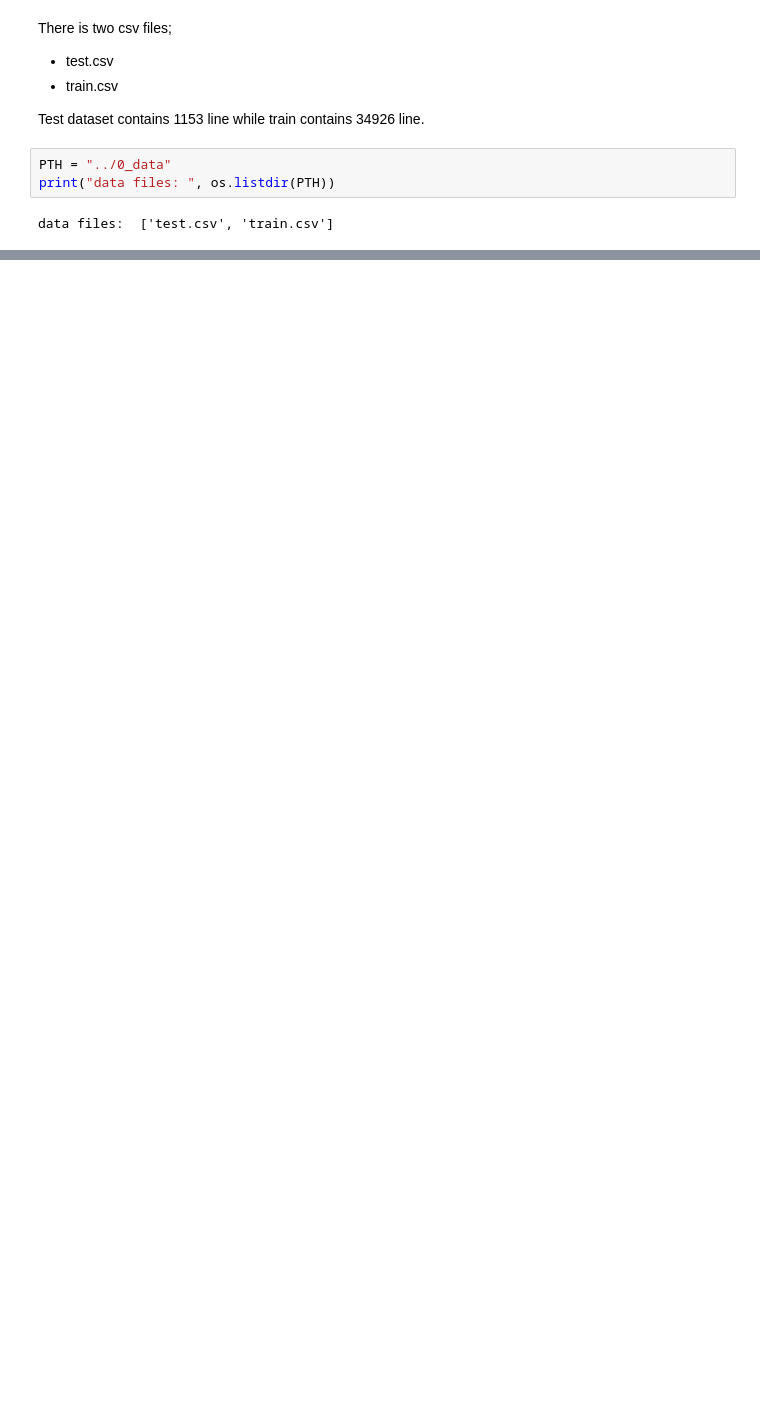
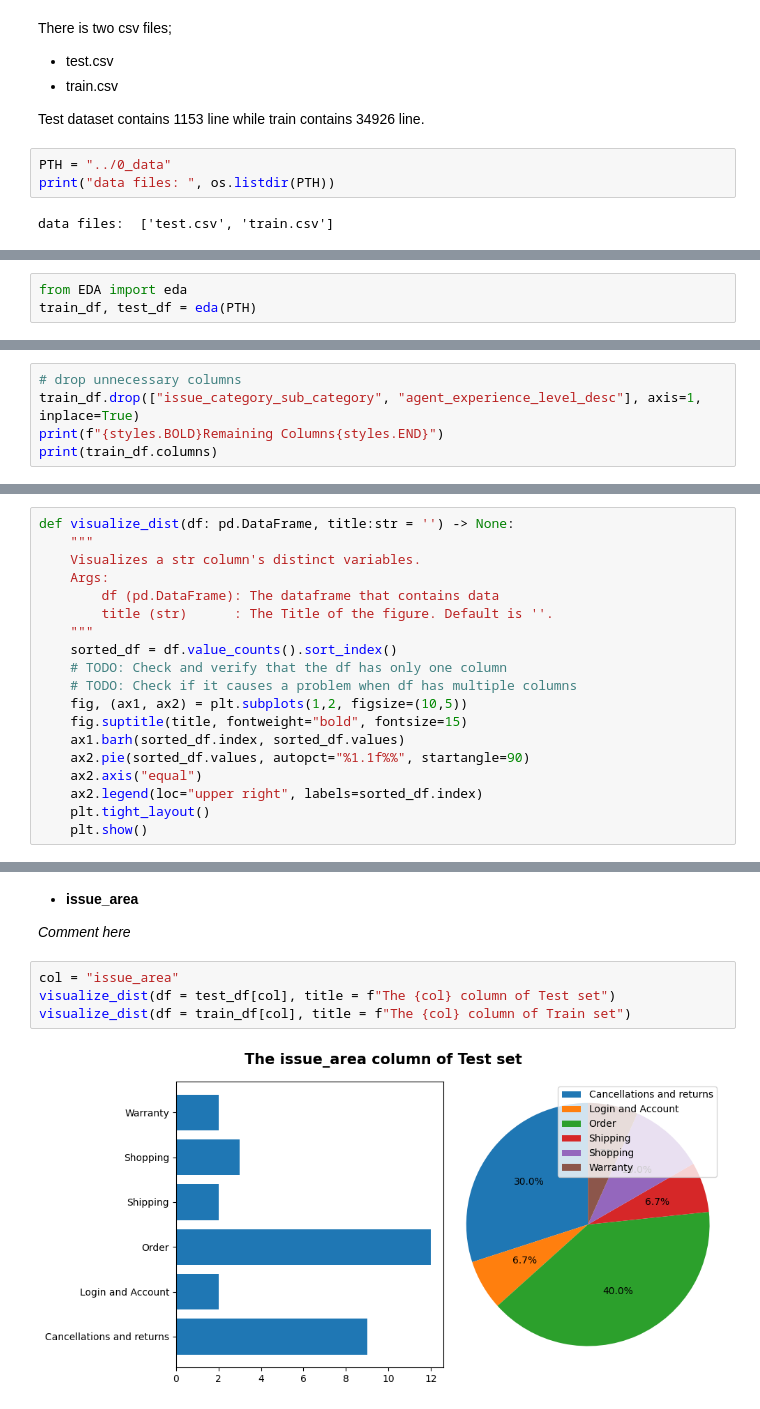
Before and after one commit to didemir/attention_sentiment_classification, a Jupyter notebook: 1_codes/0_EDA.ipynb, the cells around one changed output, grey strips where cells are left out. Drawn from its saved outputs; the diff is of its cells as text; blank space fills up the shorter version.

```diff
--- a/1_codes/0_EDA.ipynb
+++ b/1_codes/0_EDA.ipynb
@@ -118,0 +21,3 @@ dir(train_df)
+# %%
+from EDA import eda
+train_df, test_df = eda(PTH)
@@ -118,0 +82,5 @@ dir(train_df)
+# %%
+# drop unnecessary columns
+train_df.drop(["issue_category_sub_category", "agent_experience_level_desc"], axis=1, inplace=True)
+print(f"{styles.BOLD}Remaining Columns{styles.END}")
+print(train_df.columns)
@@ -119 +113,20 @@ dir(train_df)
+# %%
+def visualize_dist(df: pd.DataFrame, title:str = '') -> None:
+    """
+    Visualizes a str column's distinct variables.
+    Args:
+        df (pd.DataFrame): The dataframe that contains data
+        title (str)      : The Title of the figure. Default is ''.
+    """
+    sorted_df = df.value_counts().sort_index()
+    # TODO: Check and verify that the df has only one column
+    # TODO: Check if it causes a problem when df has multiple columns
+    fig, (ax1, ax2) = plt.subplots(1,2, figsize=(10,5))
+    fig.suptitle(title, fontweight="bold", fontsize=15)
+    ax1.barh(sorted_df.index, sorted_df.values)
+    ax2.pie(sorted_df.values, autopct="%1.1f%%", startangle=90)
+    ax2.axis("equal")
+    ax2.legend(loc="upper right", labels=sorted_df.index)
+    plt.tight_layout()
+    plt.show()
 # %%
@@ -129 +139,11 @@ Shipping                      70
 Name: count, dtype: int64
+# %% [markdown]
+* **issue_area**
+
+_Comment here_
+# %%
+col = "issue_area"
+visualize_dist(df = test_df[col], title = f"The {col} column of Test set")
+visualize_dist(df = train_df[col], title = f"The {col} column of Train set")
+# %% [output]
+[figure, added]
```
Also changed, not shown: parts of 36 cells of this notebook, 4 other files.
